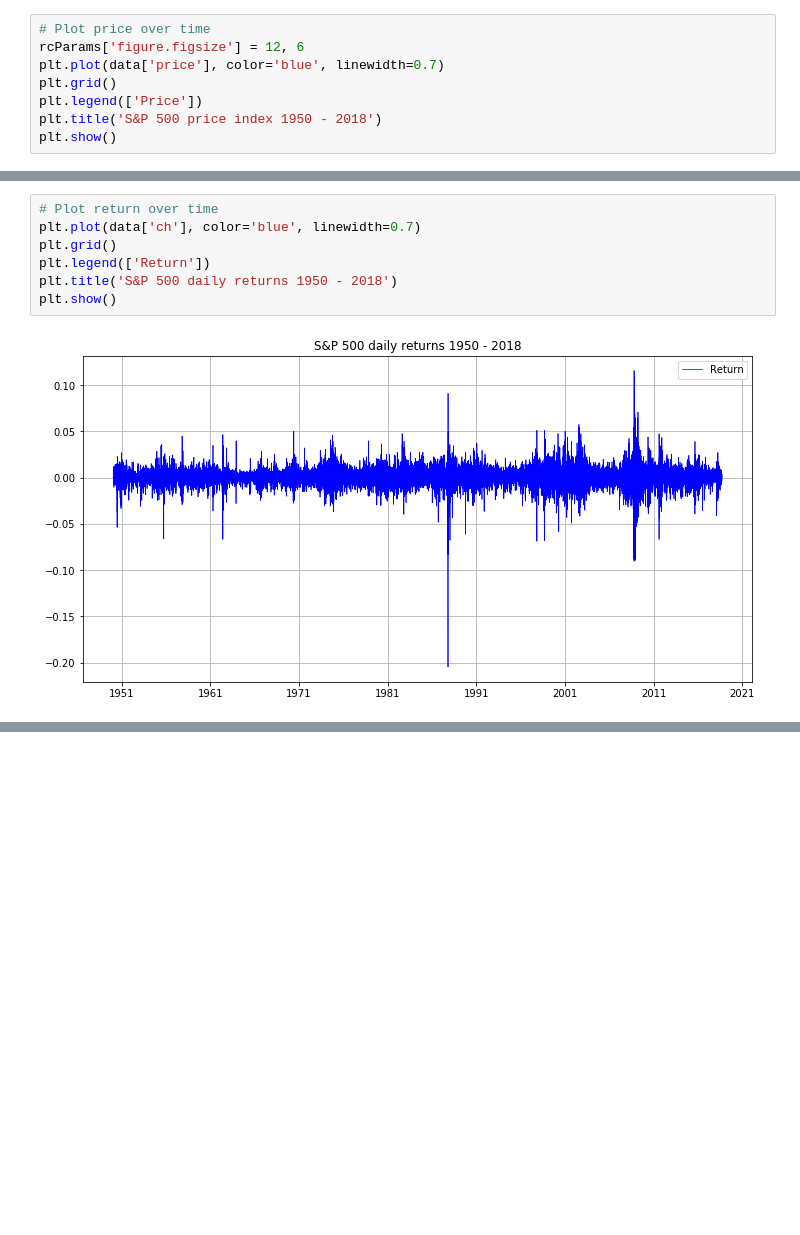
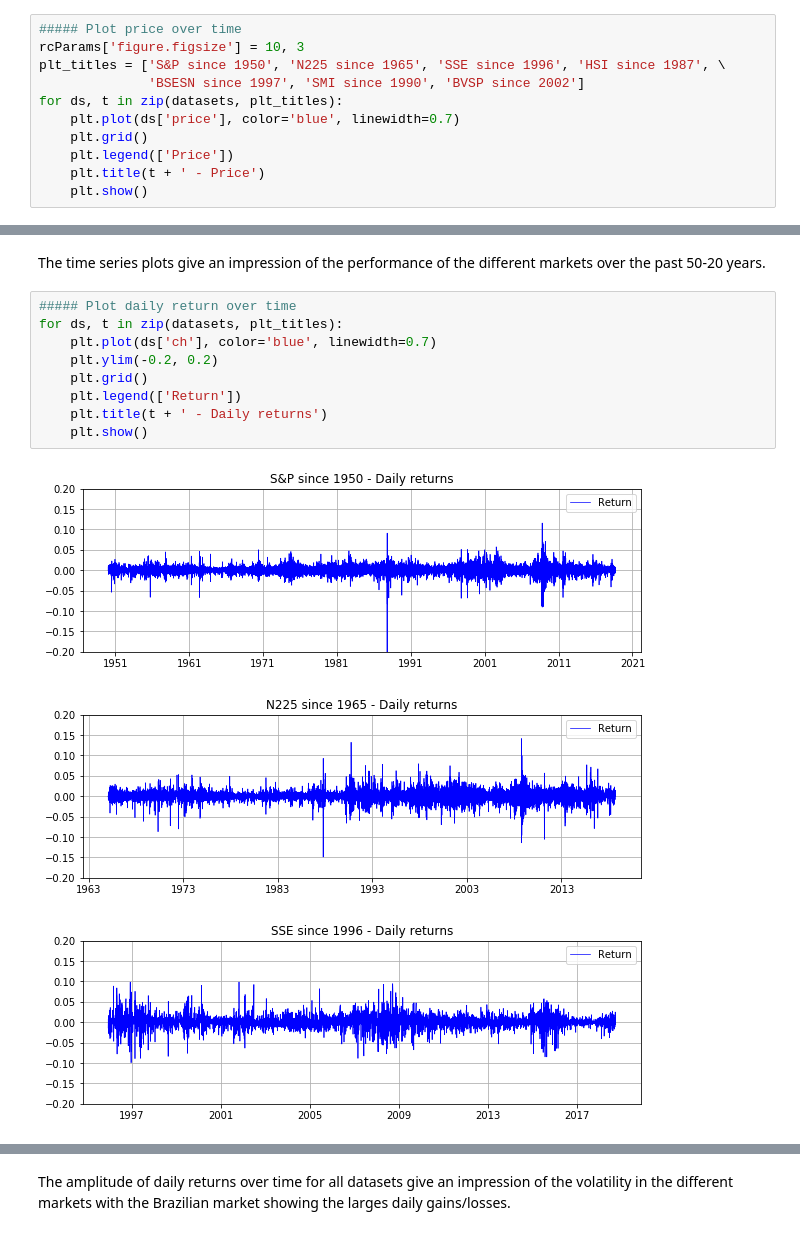
Before and after one commit to roman807/Predicting-Stock-Market-Crashes, a Jupyter notebook: exploration.ipynb, the cells around one changed output, grey strips where cells are left out. Cells and saved outputs as stored; diff of their text form; blank space fills up the shorter version.

```diff
--- a/exploration.ipynb
+++ b/exploration.ipynb
@@ -23,9 +77,12 @@ data.columns = ['price', 'norm', 'ch', 'vol']
 # %%
-# Plot price over time
-rcParams['figure.figsize'] = 12, 6
-plt.plot(data['price'], color='blue', linewidth=0.7)
-plt.grid()
-plt.legend(['Price'])
-plt.title('S&P 500 price index 1950 - 2018')
-plt.show()
+##### Plot price over time
+rcParams['figure.figsize'] = 10, 3
+plt_titles = ['S&P since 1950', 'N225 since 1965', 'SSE since 1996', 'HSI since 1987', \
+              'BSESN since 1997', 'SMI since 1990', 'BVSP since 2002']
+for ds, t in zip(datasets, plt_titles):
+    plt.plot(ds['price'], color='blue', linewidth=0.7)
+    plt.grid()
+    plt.legend(['Price'])
+    plt.title(t + ' - Price')
+    plt.show()
 # %% [output]
@@ -33,9 +96,15 @@ plt.show()
+# %% [markdown]
+The time series plots give an impression of the performance of the different markets over the past 50-20 years.
 # %%
-# Plot return over time
-plt.plot(data['ch'], color='blue', linewidth=0.7)
-plt.grid()
-plt.legend(['Return'])
-plt.title('S&P 500 daily returns 1950 - 2018')
-plt.show()
+##### Plot daily return over time
+for ds, t in zip(datasets, plt_titles):
+    plt.plot(ds['ch'], color='blue', linewidth=0.7)
+    plt.ylim(-0.2, 0.2)
+    plt.grid()
+    plt.legend(['Return'])
+    plt.title(t + ' - Daily returns')
+    plt.show()
 # %% [output]
-[figure, old version]
+[figure, new version]
+[figure, added]
+[figure, added]
@@ -42 +115,3 @@ plt.show()
+# %% [markdown]
+The amplitude of daily returns over time for all datasets give an impression of the volatility in the different markets with the Brazilian market showing the larges daily gains/losses.
 # %%
```
Also changed, not shown: parts of 27 cells of this notebook.
